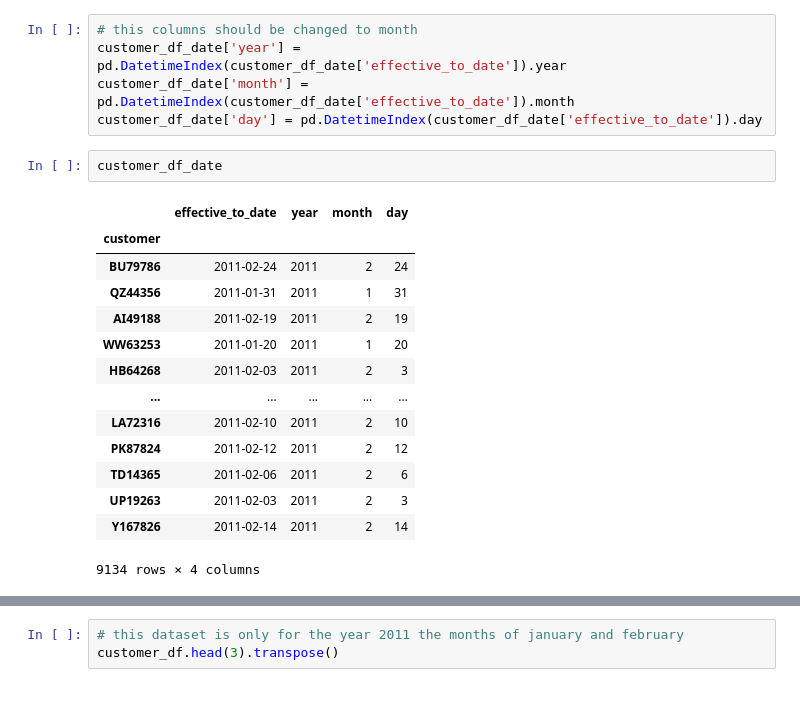
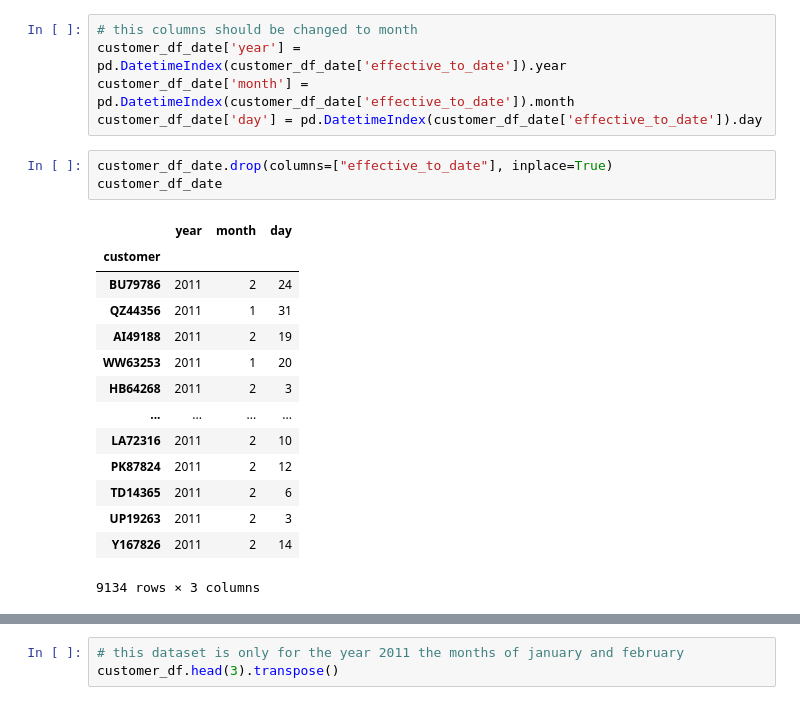
Before and after one commit to dplazau/ironhack-bootcamp, a Jupyter notebook: labs/unit-04/05-data-cleaning-wrangling/index.ipynb, the cells around one changed output, grey strips where cells are left out. Saved outputs shown, nothing was run; the diff lists cells and outputs as text.

```diff
--- a/labs/unit-04/05-data-cleaning-wrangling/index.ipynb
+++ b/labs/unit-04/05-data-cleaning-wrangling/index.ipynb
@@ -112,21 +112,22 @@ Name: effective_to_date, dtype: datetime64[ns]
 customer_df_date['year'] = pd.DatetimeIndex(customer_df_date['effective_to_date']).year
 customer_df_date['month'] = pd.DatetimeIndex(customer_df_date['effective_to_date']).month
 customer_df_date['day'] = pd.DatetimeIndex(customer_df_date['effective_to_date']).day
-# %%
-customer_df_date
-# %% [output]
-|  | effective_to_date | year | month | day |
-| customer |  |  |  |  |
-| BU79786 | 2011-02-24 | 2011 | 2 | 24 |
-| QZ44356 | 2011-01-31 | 2011 | 1 | 31 |
-| AI49188 | 2011-02-19 | 2011 | 2 | 19 |
-| WW63253 | 2011-01-20 | 2011 | 1 | 20 |
-| HB64268 | 2011-02-03 | 2011 | 2 | 3 |
-| ... | ... | ... | ... | ... |
-| LA72316 | 2011-02-10 | 2011 | 2 | 10 |
-| PK87824 | 2011-02-12 | 2011 | 2 | 12 |
-| TD14365 | 2011-02-06 | 2011 | 2 | 6 |
-| UP19263 | 2011-02-03 | 2011 | 2 | 3 |
-| Y167826 | 2011-02-14 | 2011 | 2 | 14 |
-9134 rows × 4 columns
+# %%
+customer_df_date.drop(columns=["effective_to_date"], inplace=True)
+customer_df_date
+# %% [output]
+|  | year | month | day |
+| customer |  |  |  |
+| BU79786 | 2011 | 2 | 24 |
+| QZ44356 | 2011 | 1 | 31 |
+| AI49188 | 2011 | 2 | 19 |
+| WW63253 | 2011 | 1 | 20 |
+| HB64268 | 2011 | 2 | 3 |
+| ... | ... | ... | ... |
+| LA72316 | 2011 | 2 | 10 |
+| PK87824 | 2011 | 2 | 12 |
+| TD14365 | 2011 | 2 | 6 |
+| UP19263 | 2011 | 2 | 3 |
+| Y167826 | 2011 | 2 | 14 |
+9134 rows × 3 columns
 # %%
```
Also changed, not shown: parts of 2 cells of this notebook, 2 other files.
